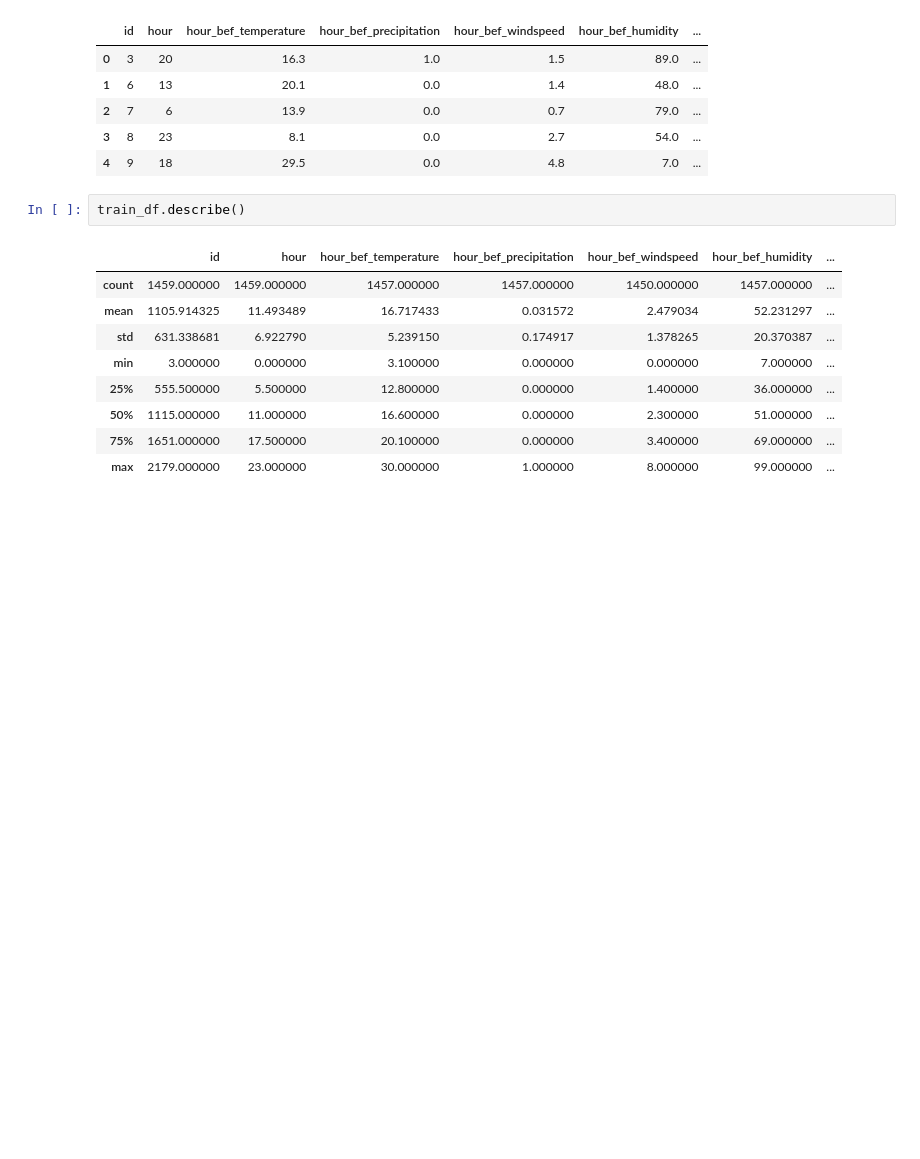
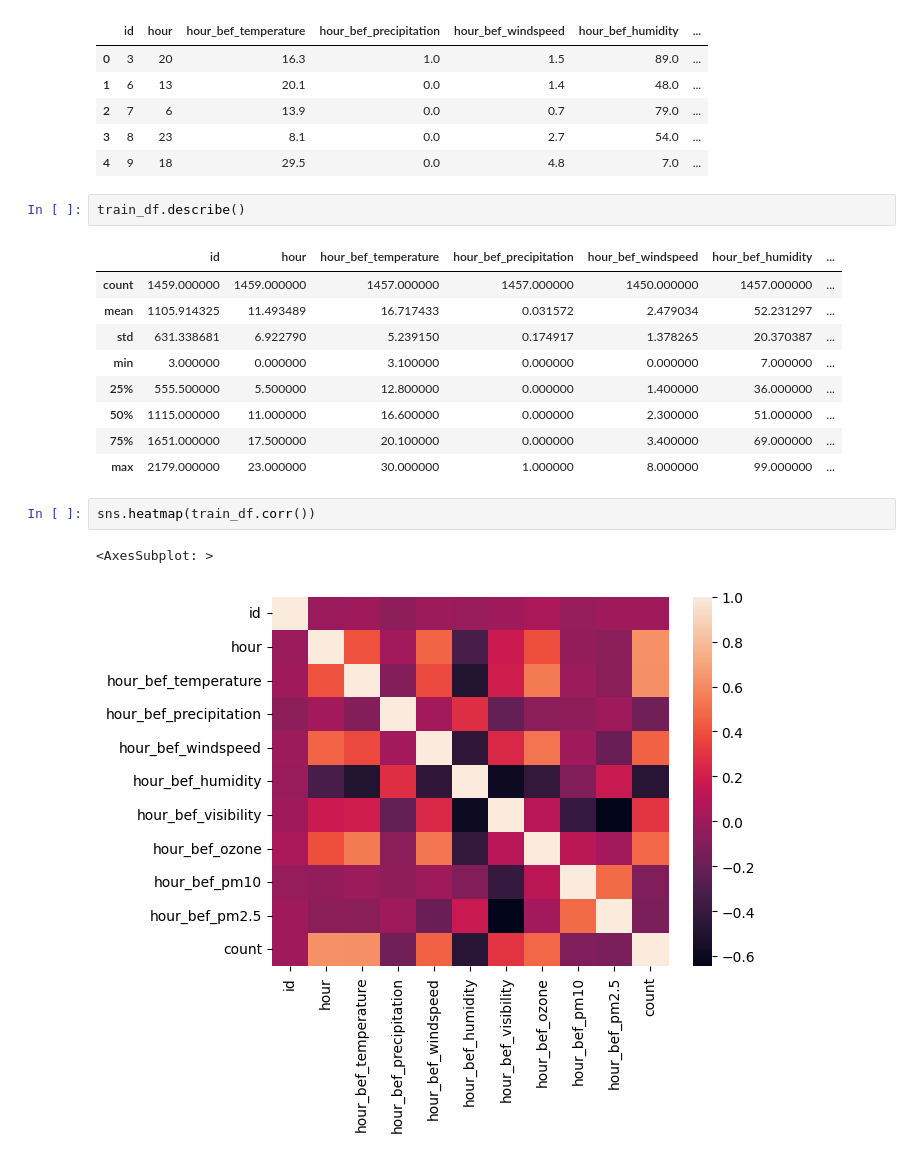
Before and after one commit to krooner/problemsolving, a Jupyter notebook: dacon/prediction-ddareung-rental/notebook.ipynb, the cells around one changed output. Saved outputs shown, nothing was run; the diff lists cells and outputs as text; blank space fills up the shorter version.

Commit message:
add correlation visualization

```diff
--- a/dacon/prediction-ddareung-rental/notebook.ipynb
+++ b/dacon/prediction-ddareung-rental/notebook.ipynb
@@ -46,3 +48,8 @@ train_df.describe()
 | 50% | 1115.000000 | 11.000000 | 16.600000 | 0.000000 | 2.300000 | 51.000000 | ... |
 | 75% | 1651.000000 | 17.500000 | 20.100000 | 0.000000 | 3.400000 | 69.000000 | ... |
 | max | 2179.000000 | 23.000000 | 30.000000 | 1.000000 | 8.000000 | 99.000000 | ... |
+# %%
+sns.heatmap(train_df.corr())
+# %% [output]
+<AxesSubplot: >
+[figure, added]
```
Also changed, not shown: parts of 1 cell of this notebook.
